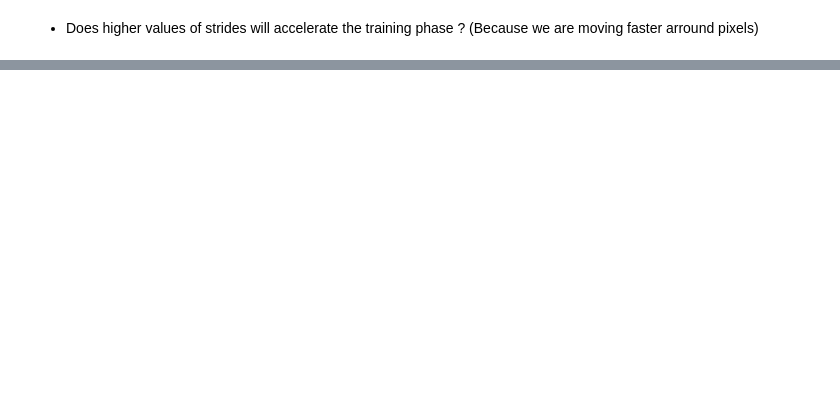
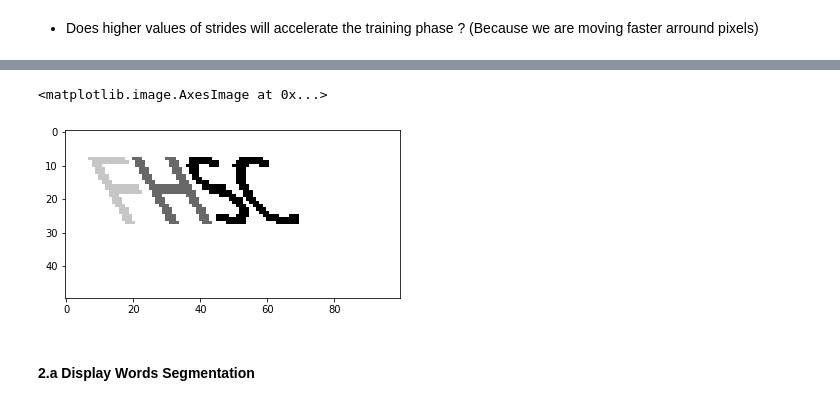
Before and after one commit to Fayssal404/DataScience, a Jupyter notebook: neural-network/captchas/Untitled1.ipynb, the cells around one changed output, grey strips where cells are left out. Cells and saved outputs as stored; diff of their text form; code cells hidden in the pictures; blank space fills up the shorter version.

```diff
--- a/neural-network/captchas/Untitled1.ipynb
+++ b/neural-network/captchas/Untitled1.ipynb
@@ -159 +204,7 @@ Splitting image into indiviual letters. Breaking the problem down into a smaller
+# %%
+# Word Skimage label
+CaptchasGenerator().display_word(label(words_inputs[0]> 0))
+# %% [output]
+<matplotlib.image.AxesImage at 0x...>
+[figure, added]
 # %%
@@ -183,0 +227,2 @@ X = dataset.reshape((dataset.shape[0],
+# %% [markdown]
+#### 2.a Display Words Segmentation
```
Also changed, not shown: parts of 40 cells of this notebook, 2 other files.
